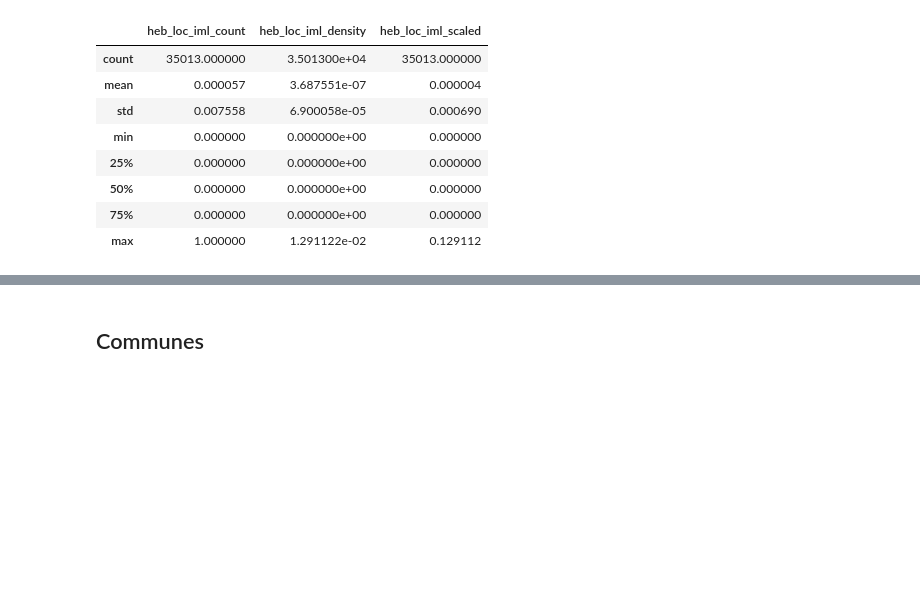
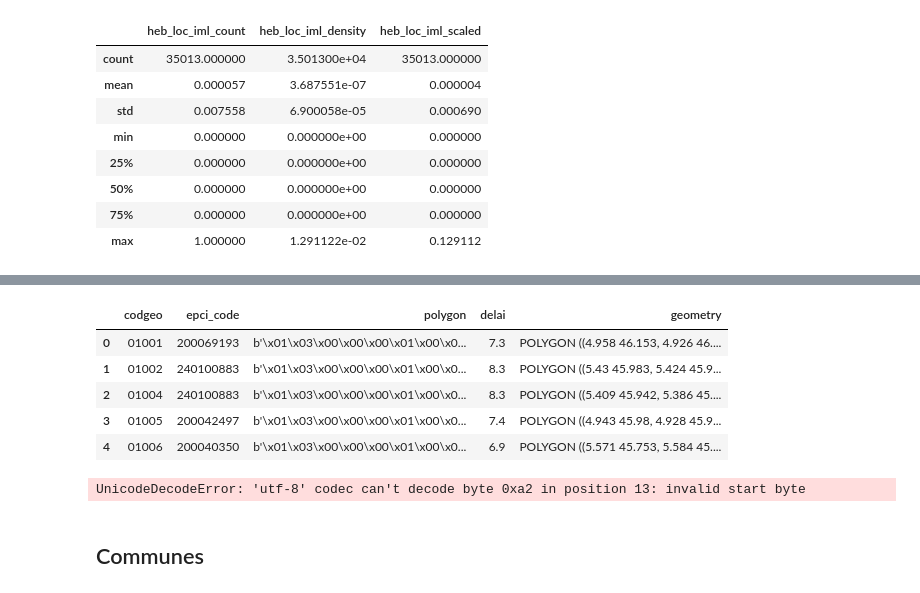
Before and after one commit to jbesan/13_odis_stream2, a Jupyter notebook: notebooks/odis_check_data.ipynb, the cells around one changed output, grey strips where cells are left out. Saved outputs shown, nothing was run; the diff lists cells and outputs as text; code cells hidden in the pictures; blank space fills up the shorter version.

```diff
--- a/notebooks/odis_check_data.ipynb
+++ b/notebooks/odis_check_data.ipynb
@@ -45,0 +48,5 @@ odis_communes[iml_cols].describe()
+# %%
+delai = pd.read_csv('../pipeline/local/logemens_social_delai_epci.csv').rename(columns={"Délai d'attribution moyen":"delai", "SIRET":"epci_code"})
+delai = delai[['epci_code', 'delai']]
+delai['epci_code'] = delai.epci_code.astype(str)
+delai.head()
@@ -46,3 +60,27 @@ odis_communes[iml_cols].describe()
+# %%
+communes = odis_communes[['codgeo','epci_code','polygon']].merge(delai, on='epci_code', how='left')
+# %%
+import geopandas as gpd
+import folium as flm
+import mapclassify
+
+communes = gpd.GeoDataFrame(communes[communes.codgeo.str[:1] != '9'])
+communes['geometry'] = gpd.GeoSeries.from_wkb(communes.polygon, crs='EPSG:2154')
+communes = communes.set_geometry('geometry')
+# communes.plot()
+# %%
+communes.head()
+# %% [output]
+|  | codgeo | epci_code | polygon | delai | geometry |
+| 0 | 01001 | 200069193 | b'\x01\x03\x00\x00\x00\x01\x00\x0... | 7.3 | POLYGON ((4.958 46.153, 4.926 46.... |
+| 1 | 01002 | 240100883 | b'\x01\x03\x00\x00\x00\x01\x00\x0... | 8.3 | POLYGON ((5.43 45.983, 5.424 45.9... |
+| 2 | 01004 | 240100883 | b'\x01\x03\x00\x00\x00\x01\x00\x0... | 8.3 | POLYGON ((5.409 45.942, 5.386 45.... |
+| 3 | 01005 | 200042497 | b'\x01\x03\x00\x00\x00\x01\x00\x0... | 7.4 | POLYGON ((4.943 45.98, 4.928 45.9... |
+| 4 | 01006 | 200040350 | b'\x01\x03\x00\x00\x00\x01\x00\x0... | 6.9 | POLYGON ((5.571 45.753, 5.584 45.... |
+# %%
+communes.explore(column='delai')
+# %% [output]
+UnicodeDecodeError: 'utf-8' codec can't decode byte 0xa2 in position 13: invalid start byte
 # %% [markdown]
 ## Communes
 # %%
```
Also changed, not shown: parts of 4 cells of this notebook.
